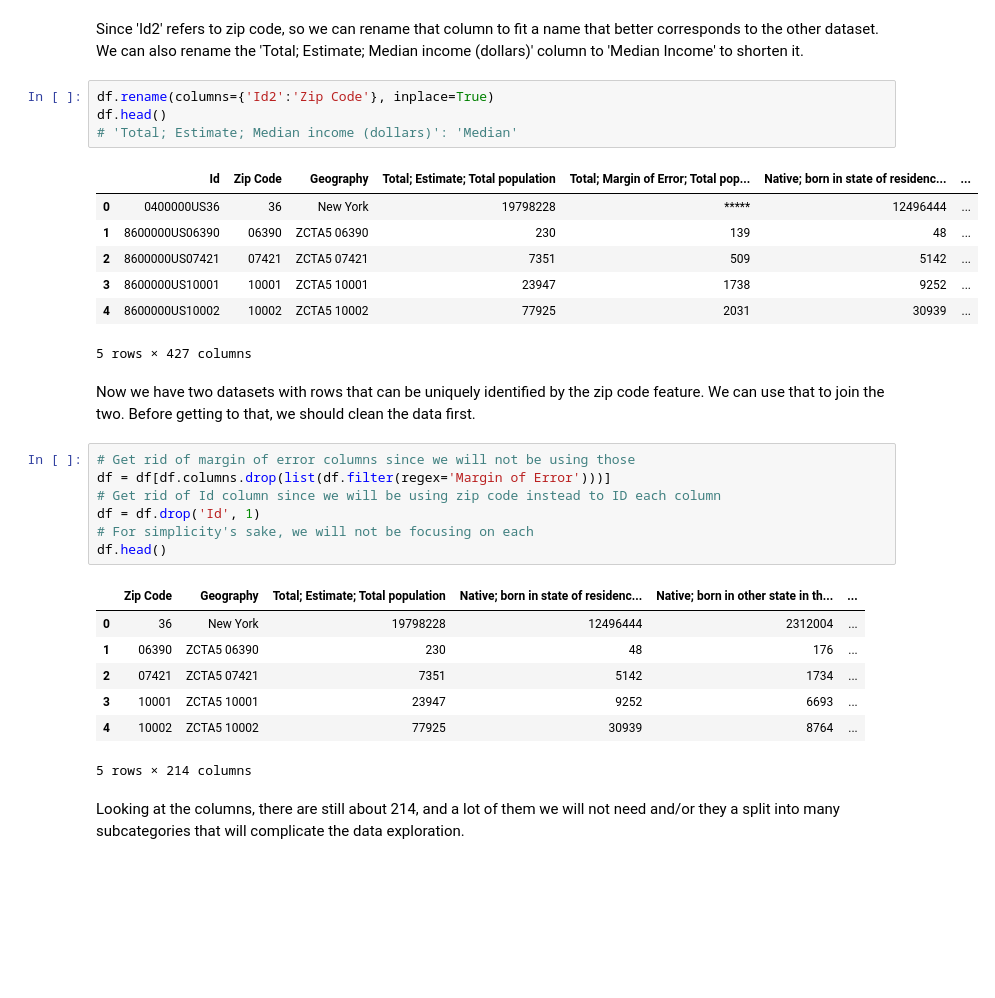
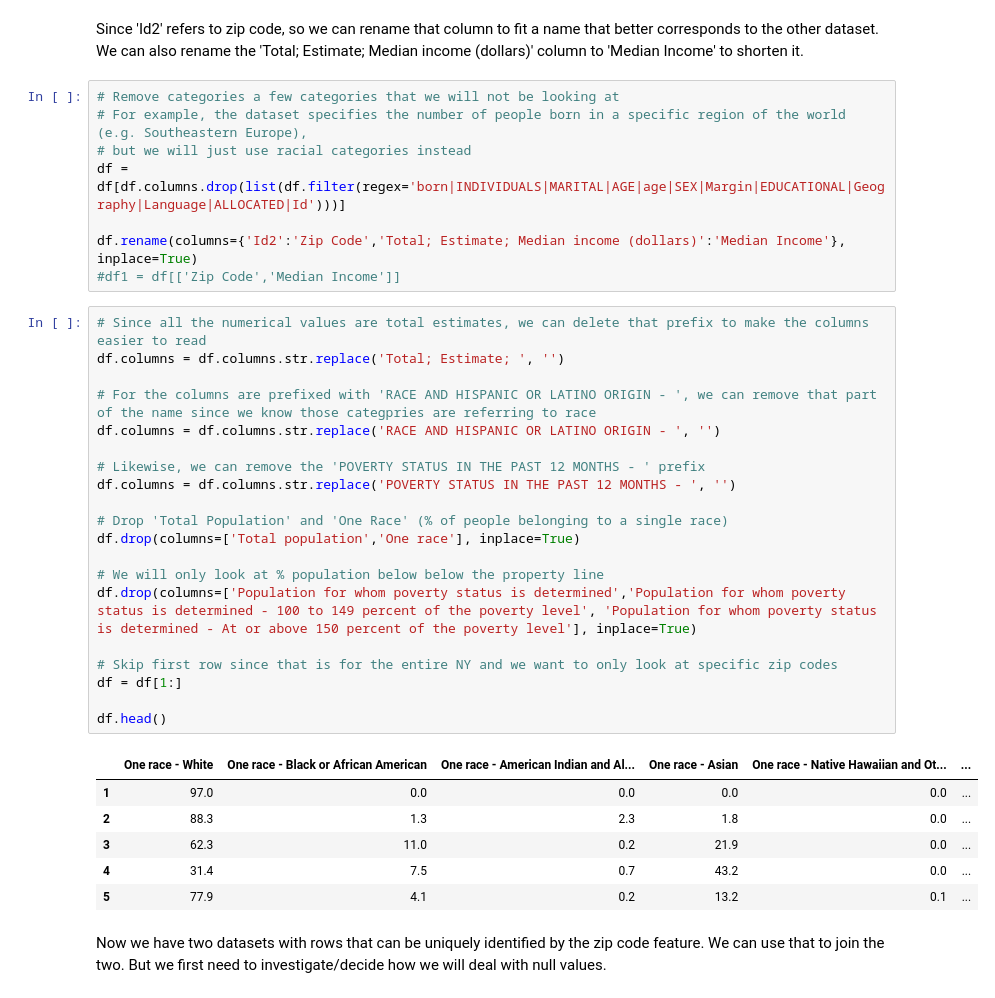
Before and after one commit to ahalyasanjiv/ChildhoodLeadExposure, a Jupyter notebook: Investigating_Correlation_Between_Lead_Exposure_and_Demographics.ipynb, the cells around one changed output. Cells and saved outputs as stored; diff of their text form; blank space fills up the shorter version.

```diff
--- a/Investigating_Correlation_Between_Lead_Exposure_and_Demographics.ipynb
+++ b/Investigating_Correlation_Between_Lead_Exposure_and_Demographics.ipynb
@@ -141,34 +123,40 @@ df.head()
 5 rows × 427 columns
 # %% [markdown]
 Since 'Id2' refers to zip code, so we can rename that column to fit a name that better corresponds to the other dataset. We can also rename the 'Total; Estimate; Median income (dollars)' column to 'Median Income' to shorten it.
-# %%
-df.rename(columns={'Id2':'Zip Code'}, inplace=True)
-df.head()
-# 'Total; Estimate; Median income (dollars)': 'Median'
-# %% [output]
-|  | Id | Zip Code | Geography | Total; Estimate; Total population | Total; Margin of Error; Total pop... | Native; born in state of residenc... | ... |
-| 0 | 0400000US36 | 36 | New York | 19798228 | ***** | 12496444 | ... |
-| 1 | 8600000US06390 | 06390 | ZCTA5 06390 | 230 | 139 | 48 | ... |
-| 2 | 8600000US07421 | 07421 | ZCTA5 07421 | 7351 | 509 | 5142 | ... |
-| 3 | 8600000US10001 | 10001 | ZCTA5 10001 | 23947 | 1738 | 9252 | ... |
-| 4 | 8600000US10002 | 10002 | ZCTA5 10002 | 77925 | 2031 | 30939 | ... |
-5 rows × 427 columns
+# %%
+# Remove categories a few categories that we will not be looking at
+# For example, the dataset specifies the number of people born in a specific region of the world (e.g. Southeastern Europe),
+# but we will just use racial categories instead
+df = df[df.columns.drop(list(df.filter(regex='born|INDIVIDUALS|MARITAL|AGE|age|SEX|Margin|EDUCATIONAL|Geography|Language|ALLOCATED|Id')))]
+
+df.rename(columns={'Id2':'Zip Code','Total; Estimate; Median income (dollars)':'Median Income'}, inplace=True)
+#df1 = df[['Zip Code','Median Income']]
+# %%
+# Since all the numerical values are total estimates, we can delete that prefix to make the columns easier to read
+df.columns = df.columns.str.replace('Total; Estimate; ', '')
+
+# For the columns are prefixed with 'RACE AND HISPANIC OR LATINO ORIGIN - ', we can remove that part of the name since we know those categpries are referring to race
+df.columns = df.columns.str.replace('RACE AND HISPANIC OR LATINO ORIGIN - ', '')
+
+# Likewise, we can remove the 'POVERTY STATUS IN THE PAST 12 MONTHS - ' prefix
+df.columns = df.columns.str.replace('POVERTY STATUS IN THE PAST 12 MONTHS - ', '')
+
+# Drop 'Total Population' and 'One Race' (% of people belonging to a single race)
+df.drop(columns=['Total population','One race'], inplace=True)
+
+# We will only look at % population below below the property line
+df.drop(columns=['Population for whom poverty status is determined','Population for whom poverty status is determined - 100 to 149 percent of the poverty level', 'Population for whom poverty status is determined - At or above 150 percent of the poverty level'], inplace=True)
+
+# Skip first row since that is for the entire NY and we want to only look at specific zip codes
+df = df[1:]
+
+df.head()
+# %% [output]
+|  | One race - White | One race - Black or African American | One race - American Indian and Al... | One race - Asian | One race - Native Hawaiian and Ot... | ... |
+| 1 | 97.0 | 0.0 | 0.0 | 0.0 | 0.0 | ... |
+| 2 | 88.3 | 1.3 | 2.3 | 1.8 | 0.0 | ... |
+| 3 | 62.3 | 11.0 | 0.2 | 21.9 | 0.0 | ... |
+| 4 | 31.4 | 7.5 | 0.7 | 43.2 | 0.0 | ... |
+| 5 | 77.9 | 4.1 | 0.2 | 13.2 | 0.1 | ... |
 # %% [markdown]
-Now we have two datasets with rows that can be uniquely identified by the zip code feature. We can use that to join the two. Before getting to that, we should clean the data first.
+Now we have two datasets with rows that can be uniquely identified by the zip code feature. We can use that to join the two. But we first need to investigate/decide how we will deal with null values.
-# %%
-# Get rid of margin of error columns since we will not be using those
-df = df[df.columns.drop(list(df.filter(regex='Margin of Error')))]
-# Get rid of Id column since we will be using zip code instead to ID each column
-df = df.drop('Id', 1)
-# For simplicity's sake, we will not be focusing on each
-df.head()
-# %% [output]
-|  | Zip Code | Geography | Total; Estimate; Total population | Native; born in state of residenc... | Native; born in other state in th... | ... |
-| 0 | 36 | New York | 19798228 | 12496444 | 2312004 | ... |
-| 1 | 06390 | ZCTA5 06390 | 230 | 48 | 176 | ... |
-| 2 | 07421 | ZCTA5 07421 | 7351 | 5142 | 1734 | ... |
-| 3 | 10001 | ZCTA5 10001 | 23947 | 9252 | 6693 | ... |
-| 4 | 10002 | ZCTA5 10002 | 77925 | 30939 | 8764 | ... |
-5 rows × 214 columns
-# %% [markdown]
-Looking at the columns, there are still about 214, and a lot of them we will not need and/or they a split into many subcategories that will complicate the data exploration.
```
Also changed, not shown: parts of 3 cells of this notebook.
